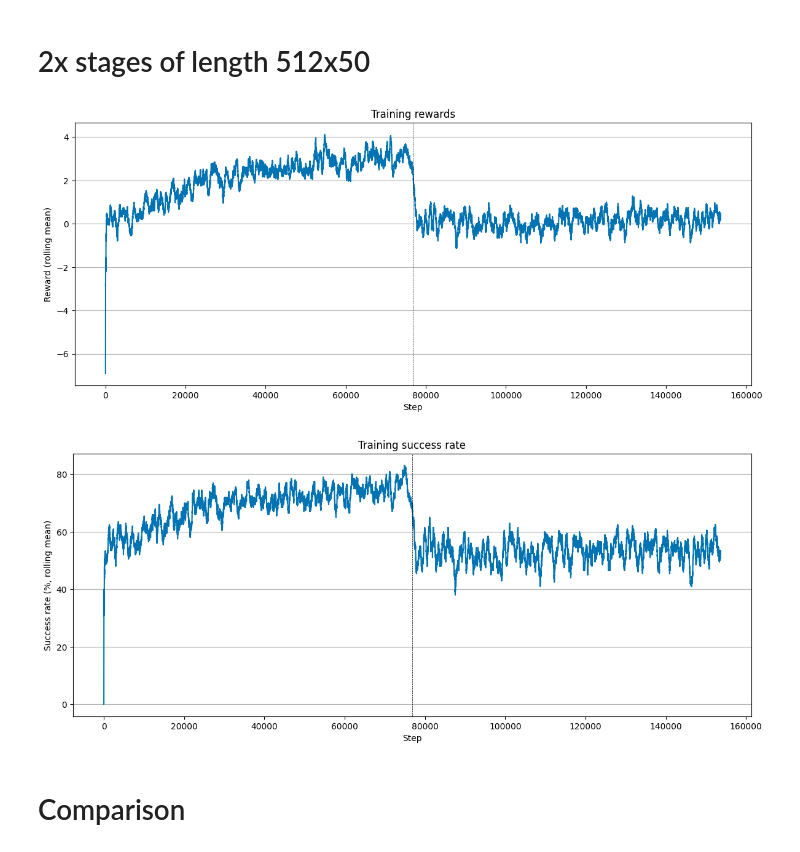
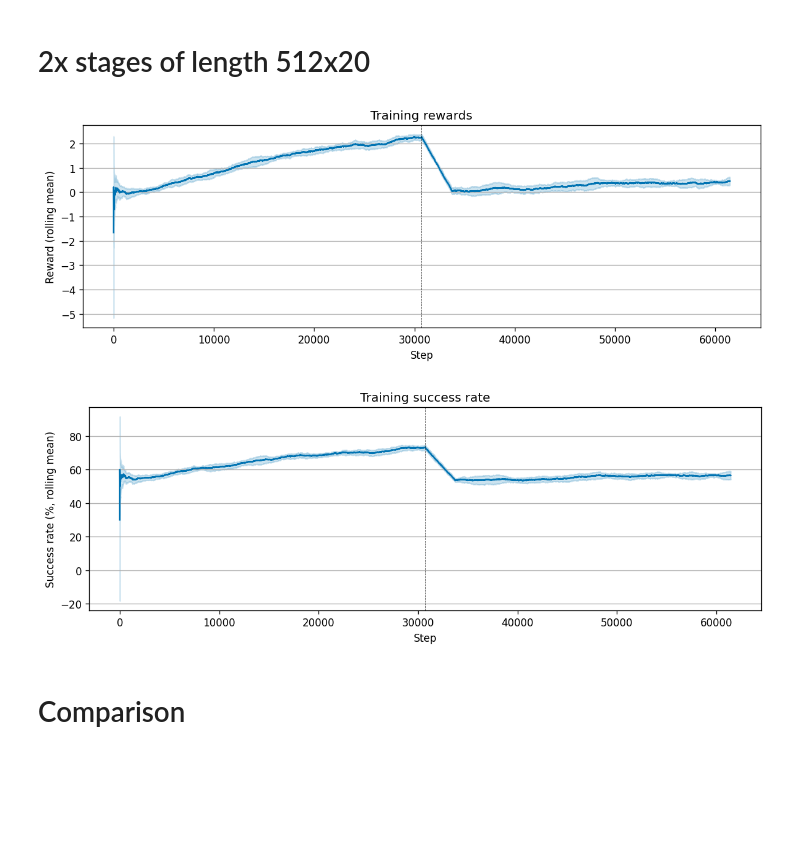
Before and after one commit to maciejors/hearts_ai, a Jupyter notebook: notebooks/results_ppo_passing_compare_stages_setups.ipynb, the cells around one changed output. Drawn from its saved outputs; the diff is of its cells as text; code cells hidden in the pictures; blank space fills up the shorter version.

```diff
--- a/notebooks/results_ppo_passing_compare_stages_setups.ipynb
+++ b/notebooks/results_ppo_passing_compare_stages_setups.ipynb
@@ -36,11 +25,11 @@ plot_maker_dense.plot_training()
 # %% [markdown]
-# 2x stages of length 512x50
+# 2x stages of length 512x20
 # %%
-plot_maker_dense = PlotMakerCardPassing(r_512x50, folder=out_path('every_512x50'), show=True)
-plot_maker_dense.plot_training()
+plot_maker_512x20 = PlotMakerCardPassing(r_512x20, folder=out_path('every_512x20'), show=True)
+plot_maker_512x20.plot_training()
 # %% [output]
-[figure, old version]
+[figure, new version]
-[figure, old version]
+[figure, new version]
 # %% [markdown]
 # Comparison
 # %%
```
Also changed, not shown: parts of 12 cells of this notebook.
